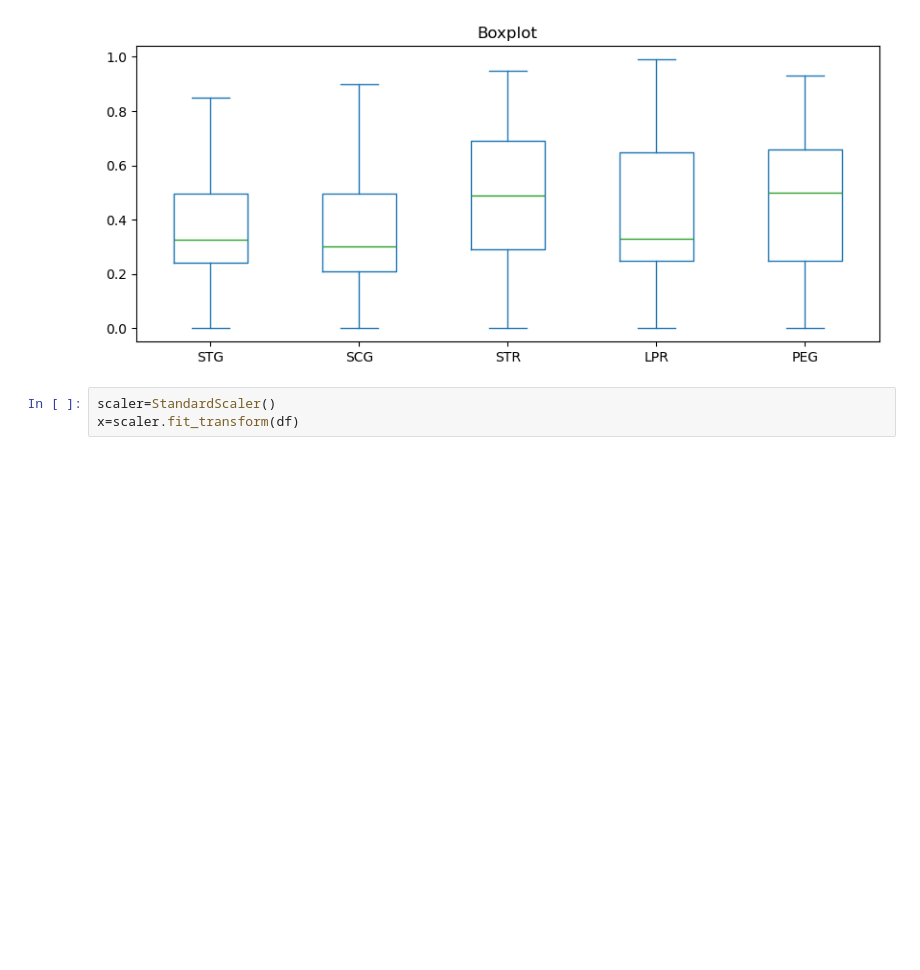
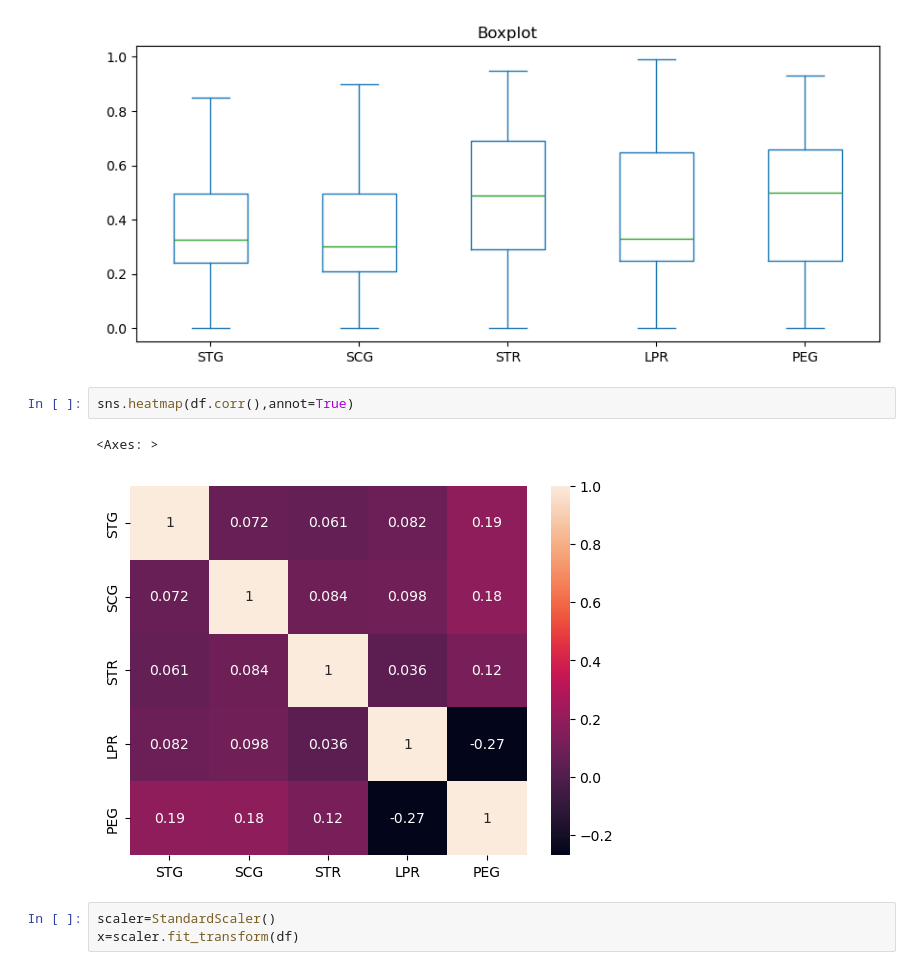
Before and after one commit to NithyaShriSK/unsupervised-Kmeans-DBscan-Task, a Jupyter notebook: cluster.ipynb, the cells around one changed output. Saved outputs shown, nothing was run; the diff lists cells and outputs as text; blank space fills up the shorter version.

```diff
--- a/cluster.ipynb
+++ b/cluster.ipynb
@@ -98,6 +98,11 @@ plt.title("Boxplot")
 plt.show()
 # %% [output]
 [figure]
+# %%
+sns.heatmap(df.corr(),annot=True)
+# %% [output]
+<Axes: >
+[figure, added]
 # %%
 scaler=StandardScaler()
 x=scaler.fit_transform(df)
```
Also changed, not shown: parts of 13 cells of this notebook, 1 other file.
